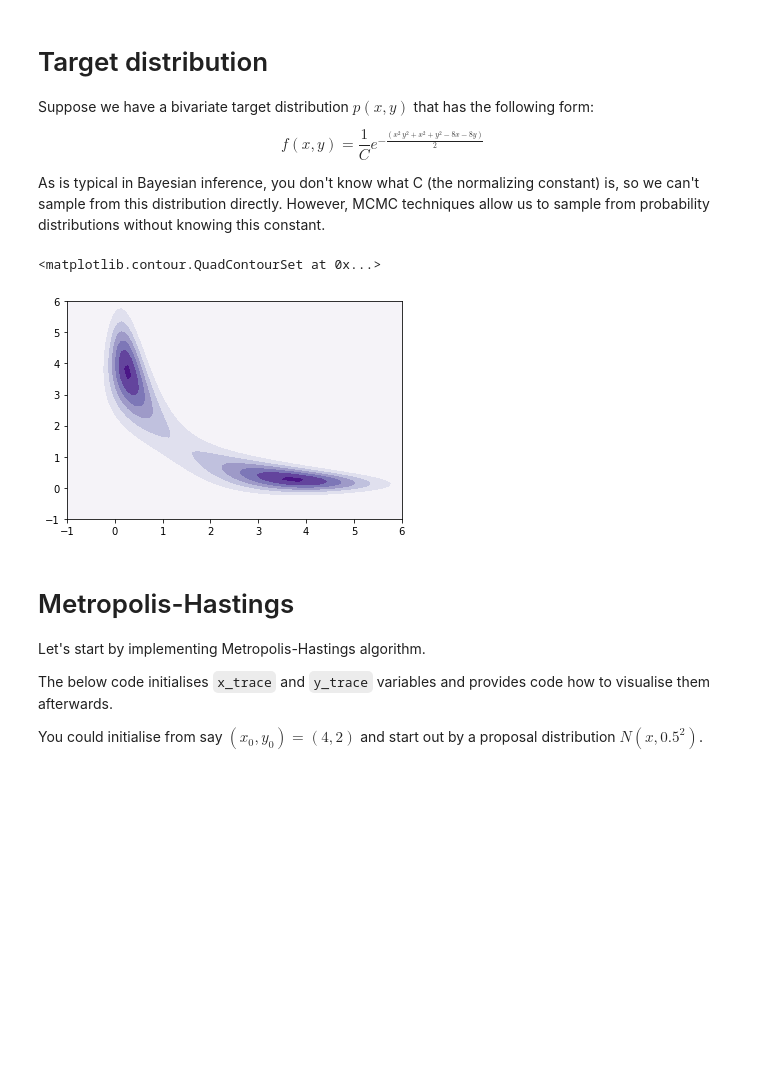
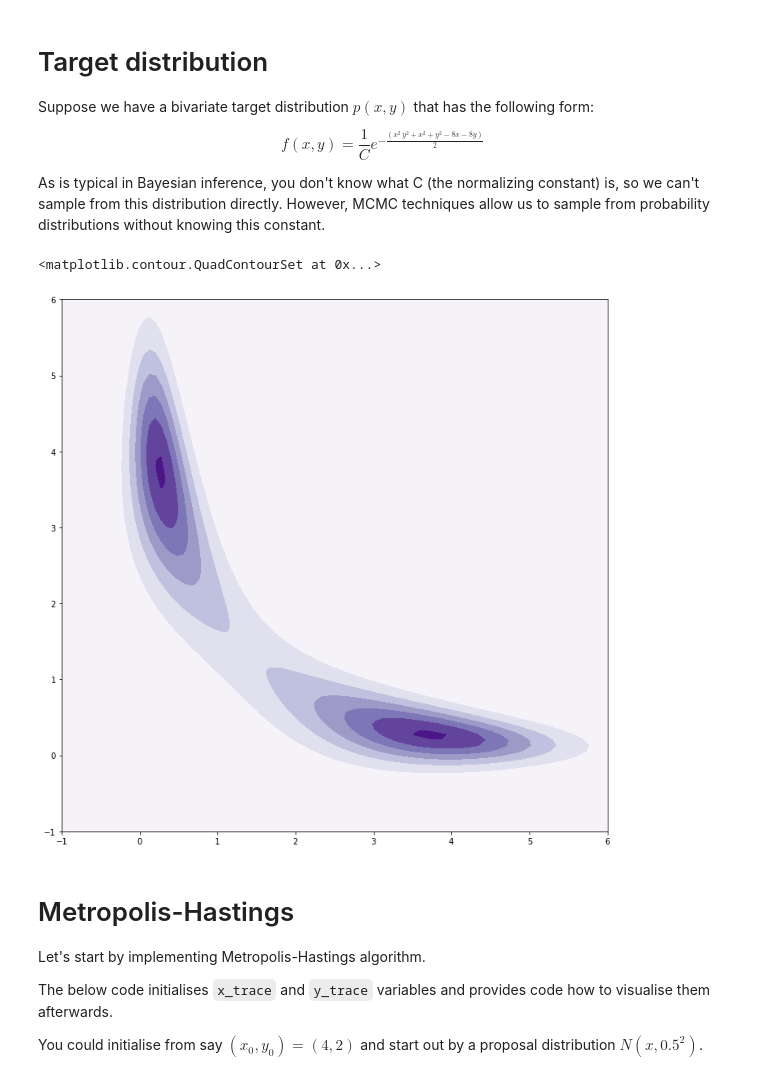
Before and after one commit to KVukosavljevic/BDI-intro-to-Bayesian-stats, a Jupyter notebook: practical.ipynb, the cells around one changed output. Drawn from its saved outputs; the diff is of its cells as text; code cells hidden in the pictures; blank space fills up the shorter version.

Commit message:
larger figures

```diff
--- a/practical.ipynb
+++ b/practical.ipynb
@@ -41,14 +41,15 @@ As is typical in Bayesian inference, you don't know what C (the normalizing cons
 # %%
 # define a function to evaluate the target distribution (up to a constant)
 def p(x, y):
     return np.exp(-((x*y)**2 + x**2 + y**2 - 8*x - 8*y)/2.)
 
 plot_x, plot_y = np.meshgrid(np.linspace(-1, 6, 100), np.linspace(-1, 6, 100))
 
+plt.figure(figsize=[12,12])
 plt.contourf(plot_x, plot_y, p(plot_x, plot_y), cmap="Purples")
 # %% [output]
 <matplotlib.contour.QuadContourSet at 0x...>
-[figure, old version]
+[figure, new version]
 # %% [markdown]
 # Metropolis-Hastings
 
```
